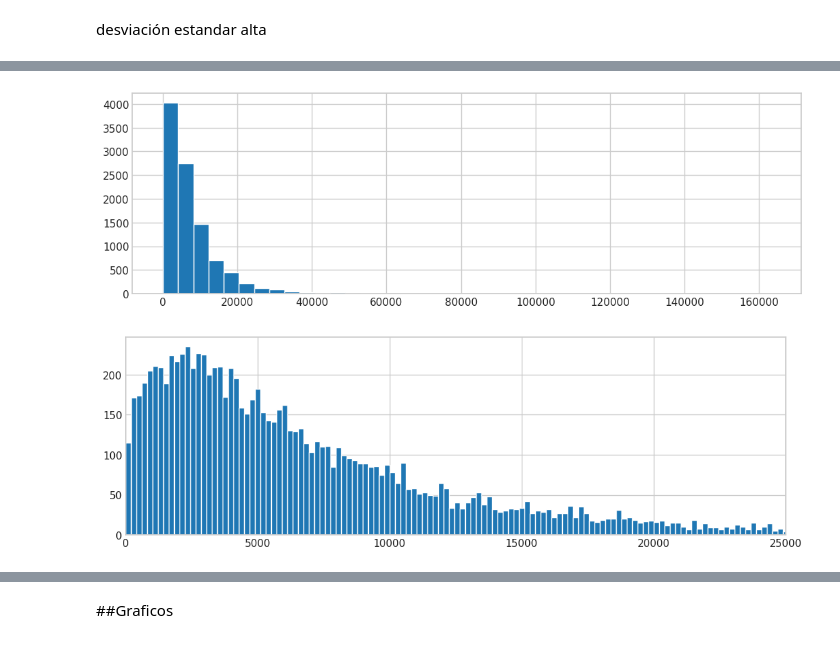
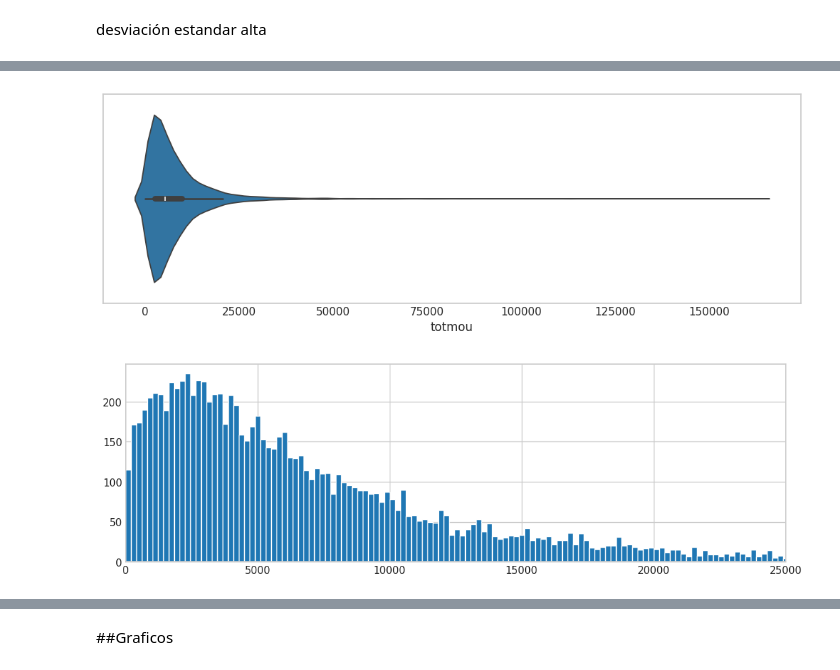
Before and after one commit to mgomez270/MLGuia1, a Jupyter notebook: Relación_Minutos.ipynb, the cells around one changed output, grey strips where cells are left out. Cells and saved outputs as stored; diff of their text form; code cells hidden in the pictures.

```diff
--- a/Relación_Minutos.ipynb
+++ b/Relación_Minutos.ipynb
@@ -56,11 +60,12 @@ desviación estandar alta
+# %%
+plt.figure(figsize=(10,3))
+sns.violinplot(df['totmou'],orient='h')
+plt.show()
+# %% [output]
+[figure, added]
 # %%
-df['totmou'].hist(bins=40,figsize=(10,3))
+df['totmou'].hist(bins=800,figsize=(10,3))
+plt.xlim(0, 25000)
 plt.show()
 # %% [output]
-[figure, old version]
+[figure, new version]
-# %%
-df['totmou'].hist(bins=800,figsize=(10,3))
-plt.xlim(-1, 25000)
-plt.show()
-# %% [output]
-[figure, removed]
```
Also changed, not shown: parts of 3 cells of this notebook.
